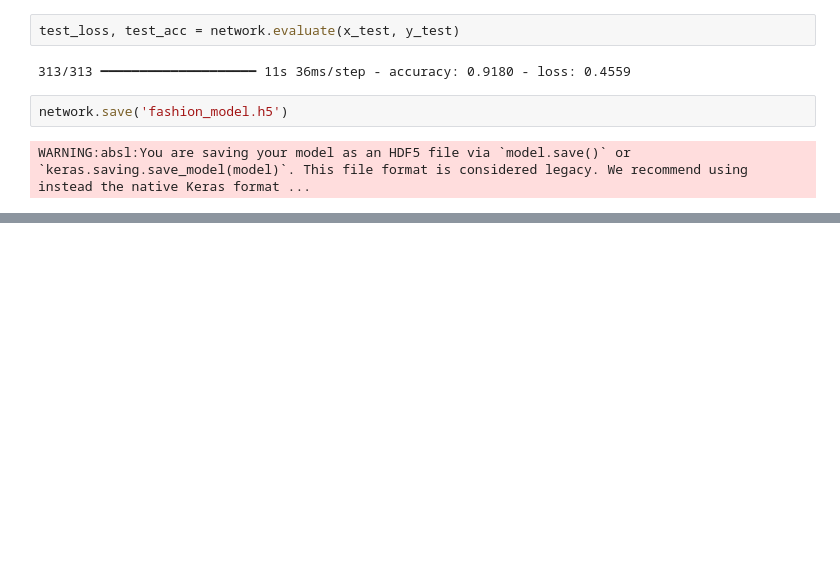
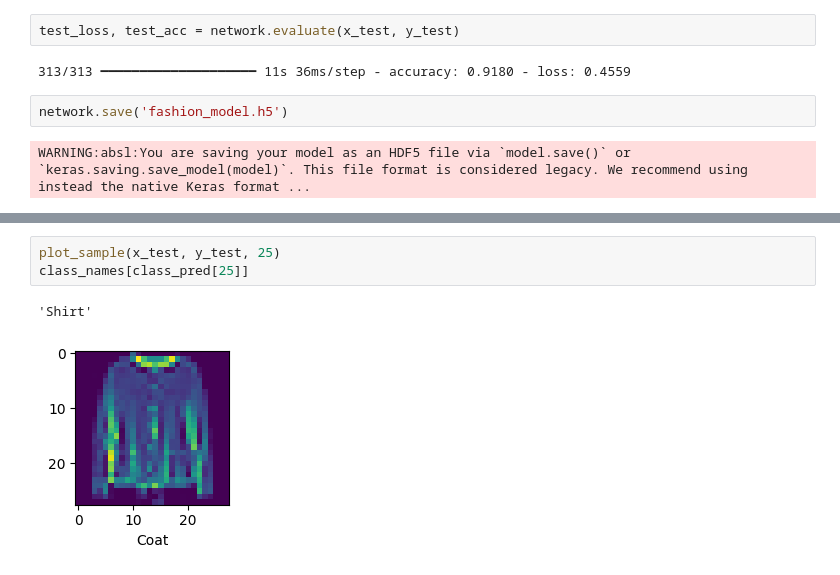
Before and after one commit to anonjustchillin/MachineLearning_labs, a Jupyter notebook: lab5/task2.ipynb, the cells around one changed output, grey strips where cells are left out. Cells and saved outputs as stored; diff of their text form; blank space fills up the shorter version.

```diff
--- a/lab5/task2.ipynb
+++ b/lab5/task2.ipynb
@@ -322,0 +387,6 @@ WARNING:absl:You are saving your model as an HDF5 file via `model.save()` or `ke
+# %%
+plot_sample(x_test, y_test, 25)
+class_names[class_pred[25]]
+# %% [output]
+'Shirt'
+[figure, added]
```
Also changed, not shown: parts of 10 cells of this notebook.
